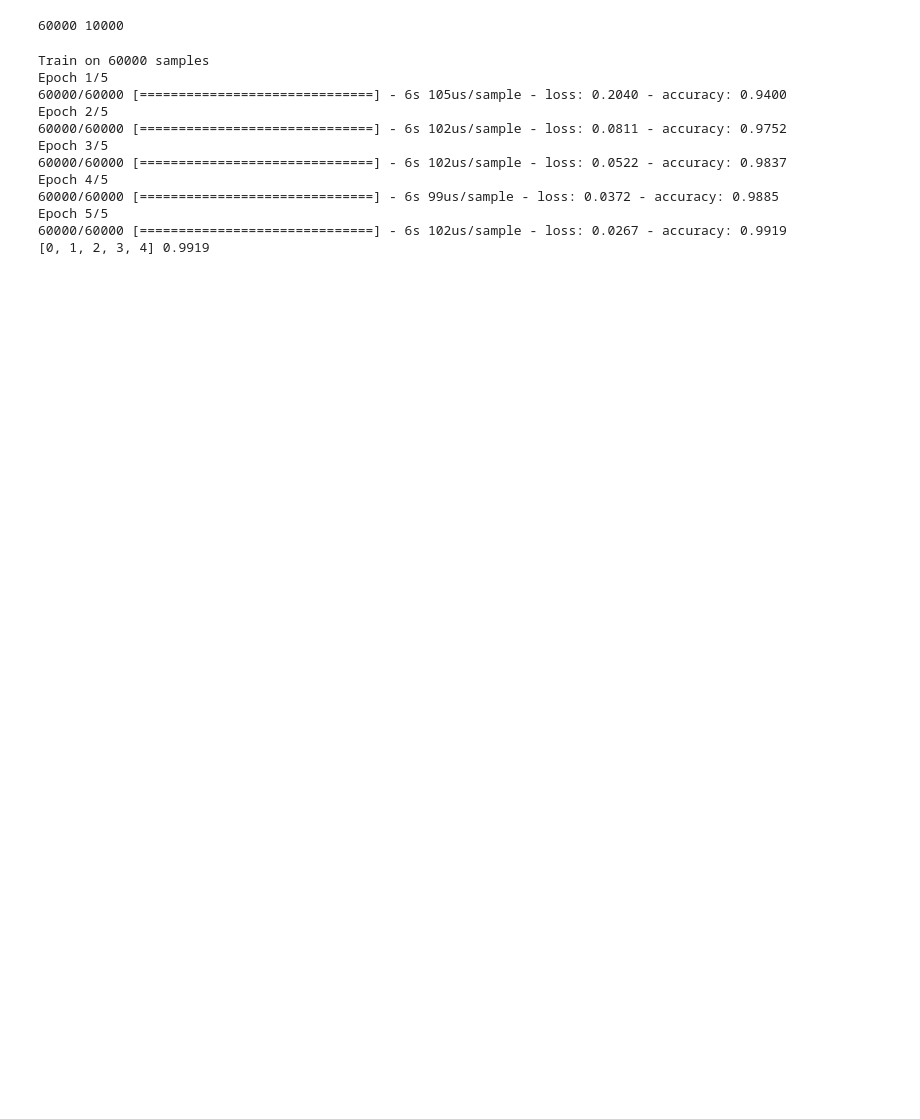
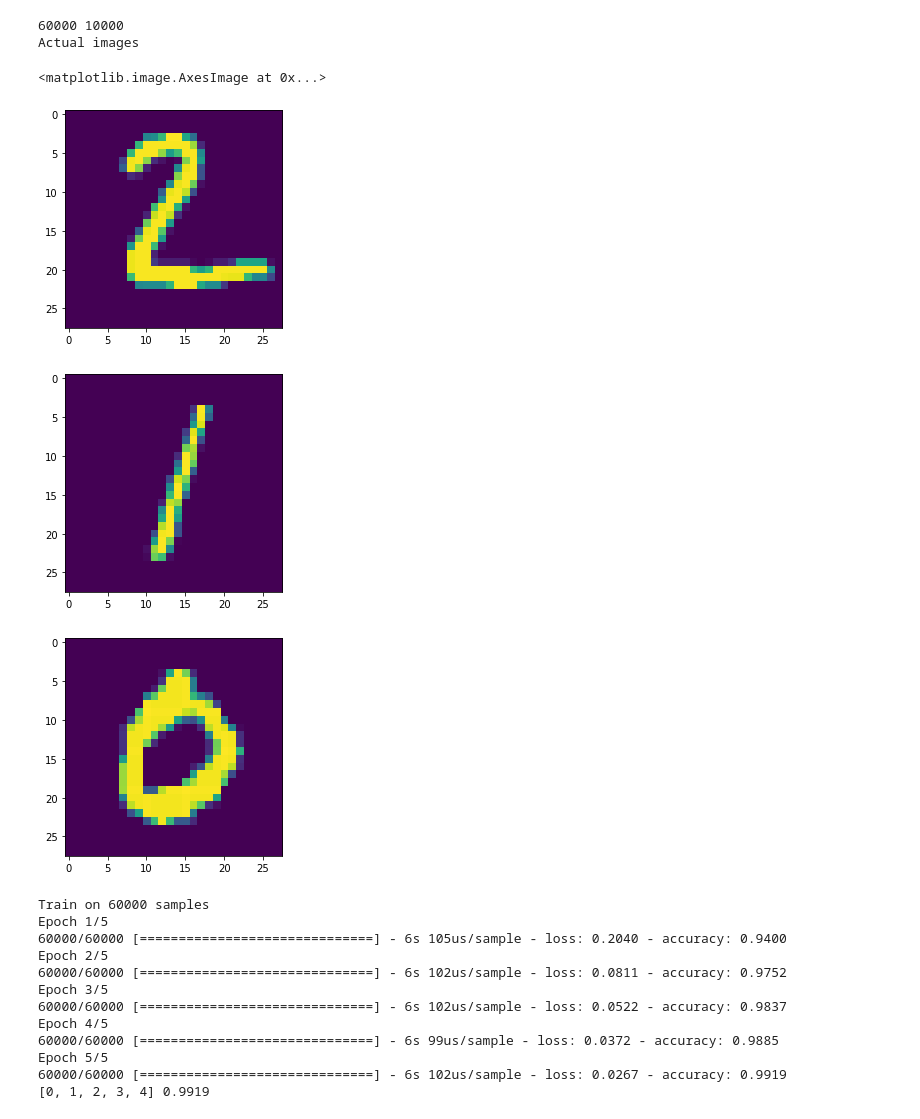
Before and after one commit to vikrantchoudhary/DeepLearningWithTF2, a Jupyter notebook: ConvolutionNNDemo1.ipynb, the cells around one changed output. Drawn from its saved outputs; the diff is of its cells as text; code cells hidden in the pictures; blank space fills up the shorter version.

```diff
--- a/ConvolutionNNDemo1.ipynb
+++ b/ConvolutionNNDemo1.ipynb
@@ -1,24 +1,41 @@
 # %%
 # handwritten task with conv neural network
 # basically conv network is process to discard unwanted piece of pixel. work with compress pixel without damaging its utility
 # two parts with conv network
 # 1. filter matrix => which convert the existing matrix to horizontal and verical transformation
 # 2. pooling : take element from the matrix .. for example 64 element split to 4 , 4 * 4 matrix & take max from each matrix . then 64 elements reduced to 4 elements
 
 import tensorflow as tf
 import numpy as np
 from os import path,getcwd,chdir
 
 #data
 path = f"{getcwd()}/../data/mnist.npz"
 (x_train,y_train),(x_test,y_test) = tf.keras.datasets.mnist.load_data(path = path)
 
 #normalize data
 (x_train,x_test) = (x_train/255.0,x_test/255.0)
 
 print(len(x_train),len(x_test))
+
+FirstImage =  1
+SecondImage =  2
+ThirdImage = 3
+CON_NUM = 1
+
+print ("Actual images")
+plt.imshow(x_test[FirstImage])
+plt.figure()
+plt.imshow(x_test[SecondImage])
+plt.figure()
+plt.imshow(x_test[ThirdImage])
 # %% [output]
 60000 10000
+Actual images
+<matplotlib.image.AxesImage at 0x...>
+[figure, added]
+[figure, added]
+[figure, added]
 # %%
 #Abstract Neural network
 # result may be better than cnn for small data sets but in long run it will be a issue
```
Also changed, not shown: parts of 4 cells of this notebook, 1 other file.
